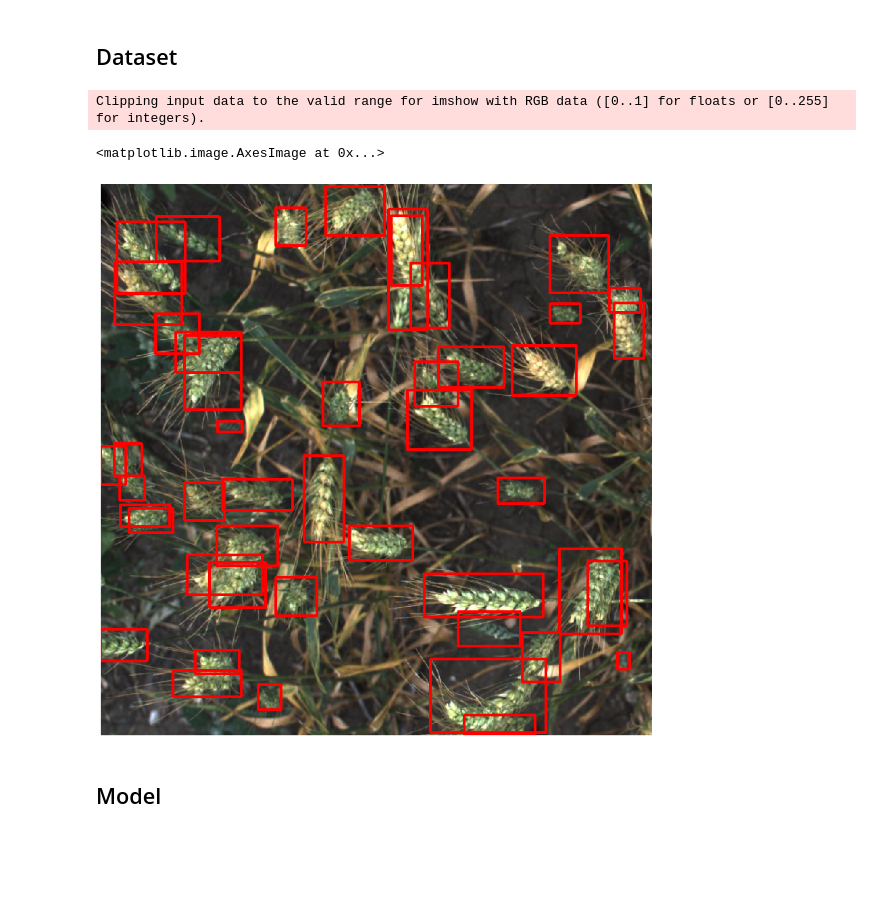
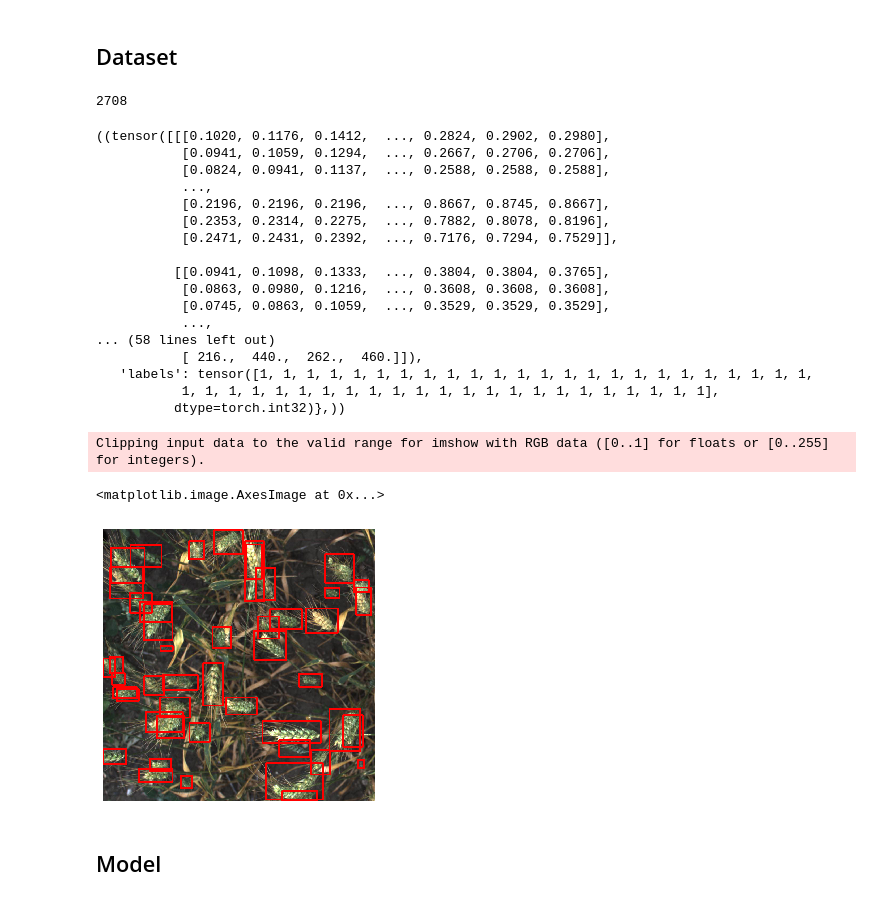
Before and after one commit to gjustin40/Kaggle, a Jupyter notebook: Global_Wheat_Detection/practice1.ipynb, the cells around one changed output. Saved outputs shown, nothing was run; the diff lists cells and outputs as text; code cells hidden in the pictures; blank space fills up the shorter version.

Commit message:
global_wheat_detection

```diff
--- a/Global_Wheat_Detection/practice1.ipynb
+++ b/Global_Wheat_Detection/practice1.ipynb
@@ -51,18 +51,18 @@ aa
 '[834.0, 222.0, 56.0, 36.0]'
 # %%
 bbox_list = df_train['bbox']
-x, y, w, h = [], [], [], []
+x1, y1, x2, y2 = [], [], [], []
 for b in bbox_list:
-    bbox = re.findall('[0-9]+[.]?[0-9]*', b)
-    x.append(float(bbox[0]))
-    y.append(float(bbox[1]))
-    w.append(float(bbox[2]))
-    h.append(float(bbox[3]))
+    bbox = re.findall('([0-9]+[.]?[0-9]*)', b)
+    x1.append(float(bbox[0]))
+    y1.append(float(bbox[1]))
+    x2.append(float(bbox[0]) + float(bbox[2]))
+    y2.append(float(bbox[1]) + float(bbox[3]))
 
-df_train['x'] = x
-df_train['y'] = y
-df_train['w'] = w
-df_train['h'] = h
+df_train['x1'] = x1
+df_train['y1'] = y1
+df_train['x2'] = x2
+df_train['y2'] = y2
 
 df_train.head()
 # %% [output]
@@ -157,39 +153,62 @@ def collate_fn(batch):
 # %%
-train_dir = '../../data/wheat_detection/train/'
-test_dir = '../../data/wheat_detection/test/'
+TRAIN_DIR = '../../data/wheat_detection/train/'
+TEST_DIR = '../../data/wheat_detection/test/'
 
 transform = transforms.Compose([
     transforms.ToTensor()
 ])
-train_data = wheatdataset(df_train, train_dir, transform, True)
-valid_data = wheatdataset(df_valid, train_dir, transform, True)
 
-trainloader = torch.utils.data.DataLoader(train_data, batch_size = 16, collate_fn=collate_fn)
-validloader = torch.utils.data.DataLoader(valid_data, batch_size = 8, collate_fn=collate_fn)
+train_data = wheatdataset(df_train, TRAIN_DIR, transform=transform)
+print(len(train_data))
+trainloader = DataLoader(train_data, batch_size=1, collate_fn=collate_fn)
+iter(trainloader).next()
+# %% [output]
+2708
+((tensor([[[0.1020, 0.1176, 0.1412,  ..., 0.2824, 0.2902, 0.2980],
+           [0.0941, 0.1059, 0.1294,  ..., 0.2667, 0.2706, 0.2706],
+           [0.0824, 0.0941, 0.1137,  ..., 0.2588, 0.2588, 0.2588],
+           ...,
+           [0.2196, 0.2196, 0.2196,  ..., 0.8667, 0.8745, 0.8667],
+           [0.2353, 0.2314, 0.2275,  ..., 0.7882, 0.8078, 0.8196],
+           [0.2471, 0.2431, 0.2392,  ..., 0.7176, 0.7294, 0.7529]],
+
+          [[0.0941, 0.1098, 0.1333,  ..., 0.3804, 0.3804, 0.3765],
+           [0.0863, 0.0980, 0.1216,  ..., 0.3608, 0.3608, 0.3608],
+           [0.0745, 0.0863, 0.1059,  ..., 0.3529, 0.3529, 0.3529],
+           ...,
+... (58 lines left out)
+           [ 216.,  440.,  262.,  460.]]),
+   'labels': tensor([1, 1, 1, 1, 1, 1, 1, 1, 1, 1, 1, 1, 1, 1, 1, 1, 1, 1, 1, 1, 1, 1, 1, 1,
+           1, 1, 1, 1, 1, 1, 1, 1, 1, 1, 1, 1, 1, 1, 1, 1, 1, 1, 1, 1, 1, 1, 1],
+          dtype=torch.int32)},))
 # %%
 device = 'cuda' if torch.cuda.is_available else 'cpu'
 # %%
-images, targets, image_ids = next(iter(trainloader))
+images, targets = iter(trainloader).next()
 images = list(image for image in images)
 targets = [{k: v for k, v in t.items()} for t in targets]
 # %%
 import matplotlib.pyplot as plt
 import cv2
 
 boxes = targets[0]['boxes'].numpy()
 sample = images[0].permute(1,2,0).numpy()
 
-fig, ax = plt.subplots(1, figsize=(15,15))
+fig, ax = plt.subplots(1, figsize=(5,5))
 
 for box in boxes:
-    cv2.rectangle(sample, (box[0], box[1]), (box[2], box[3]), (220, 0, 0), 3)
+    cv2.rectangle(sample,
+                  (box[0], box[1]),
+                  (box[2], box[3]),
+                  (255, 0, 0),
+                  6)
 
 ax.set_axis_off()
 plt.imshow(sample)
 # %% [output]
 Clipping input data to the valid range for imshow with RGB data ([0..1] for floats or [0..255] for integers).
 <matplotlib.image.AxesImage at 0x...>
-[figure, old version]
+[figure, new version]
 # %% [markdown]
 ## Model
 # %%
```
Also changed, not shown: parts of 15 cells of this notebook.
